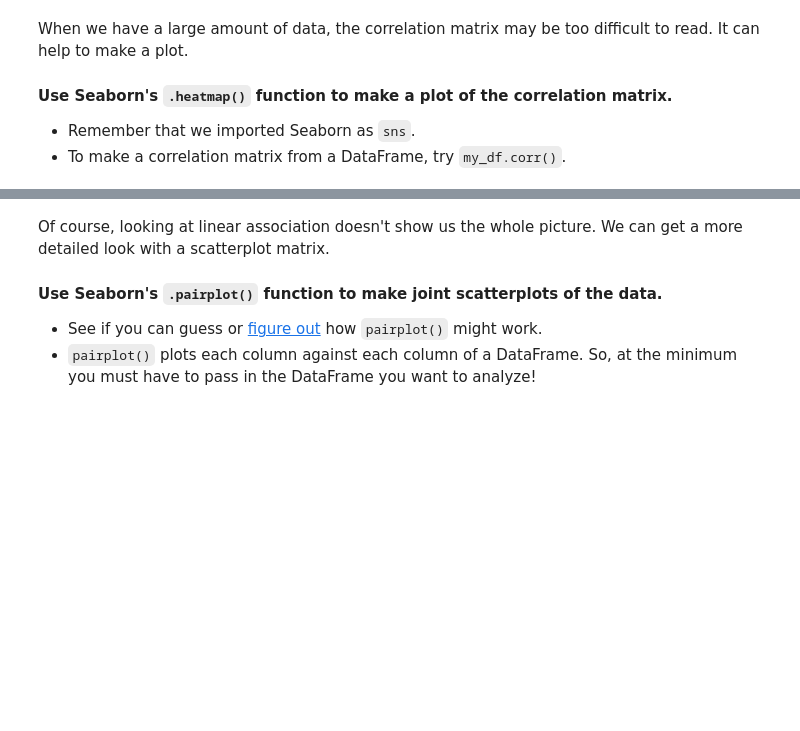
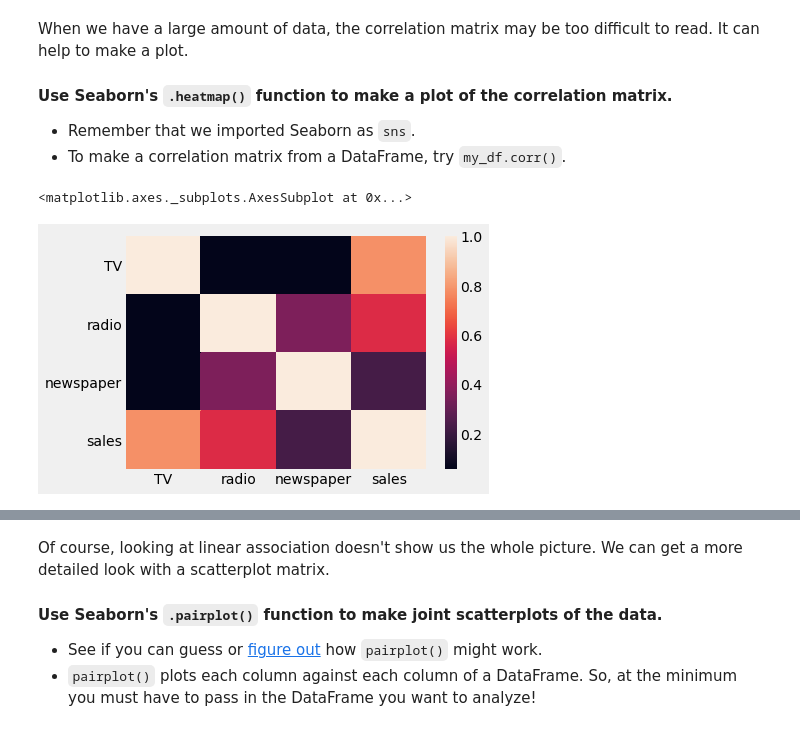
Before and after one commit to DineshPendyala/Start-ML, a Jupyter notebook: lessons/06/experiments-hypothesis-tests.ipynb, the cells around one changed output, grey strips where cells are left out. Saved outputs shown, nothing was run; the diff lists cells and outputs as text; code cells hidden in the pictures; blank space fills up the shorter version.

```diff
--- a/lessons/06/experiments-hypothesis-tests.ipynb
+++ b/lessons/06/experiments-hypothesis-tests.ipynb
@@ -189,0 +219,5 @@ When we have a large amount of data, the correlation matrix may be too difficult
+# %%
+sns.heatmap(data.corr())
+# %% [output]
+<matplotlib.axes._subplots.AxesSubplot at 0x...>
+[figure, added]
```
Also changed, not shown: parts of 26 cells of this notebook, 6 other files.
